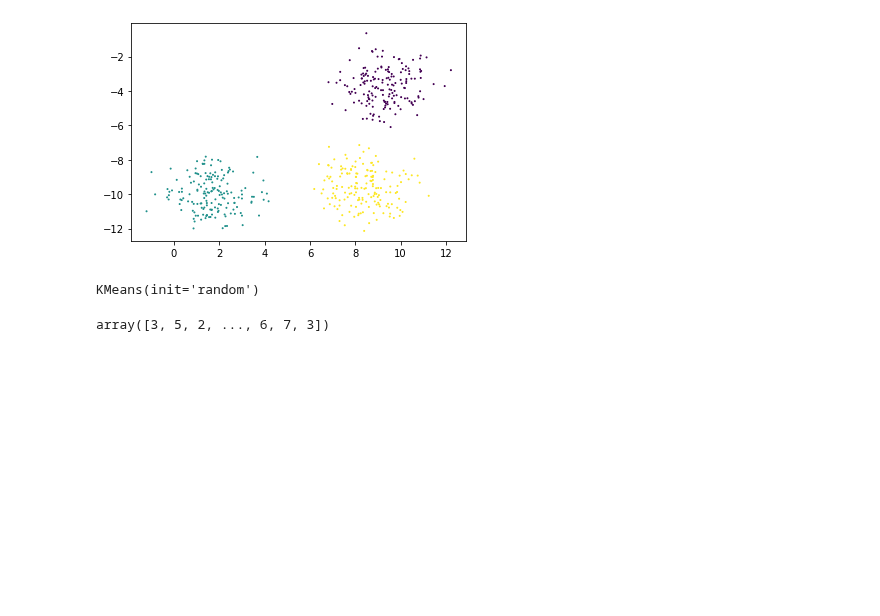
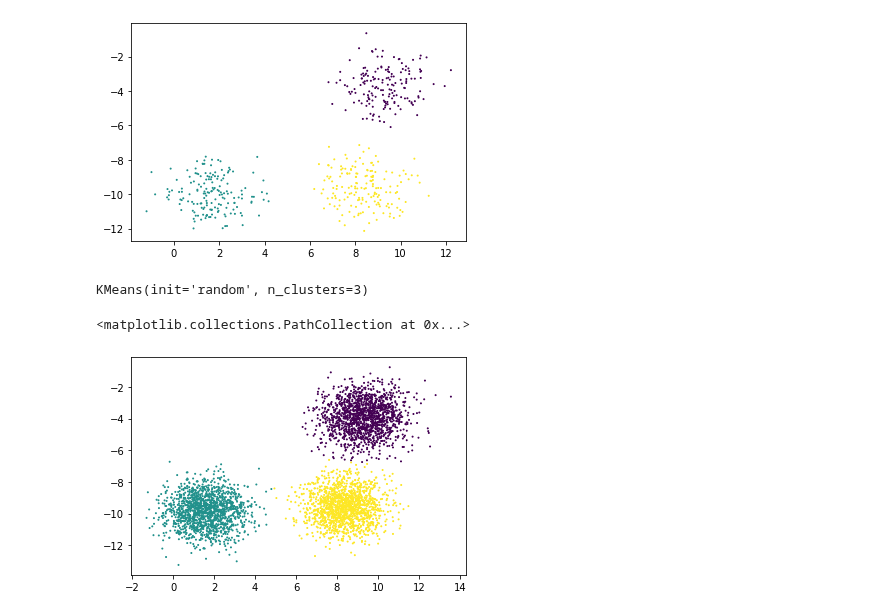
Before and after one commit to GalkaKG/Machine-Learning, a Jupyter notebook: 06.Clustering/Clustering.ipynb, the cells around one changed output. Cells and saved outputs as stored; diff of their text form; code cells hidden in the pictures; blank space fills up the shorter version.

```diff
--- a/06.Clustering/Clustering.ipynb
+++ b/06.Clustering/Clustering.ipynb
@@ -158,12 +158,15 @@ plt.show()
 # %% [output]
 [figure]
 # %%
-k_means = KMeans(init = "random")
+k_means = KMeans(n_clusters = 3, init = "random")
 # %%
 k_means.fit(attributes_train)
 # %% [output]
-KMeans(init='random')
+KMeans(init='random', n_clusters=3)
 # %%
-k_means.predict(attributes_train)
+train_predictions = k_means.predict(attributes_train)
-# %% [output]
-array([3, 5, 2, ..., 6, 7, 3])
+# %%
+plt.scatter(attributes_train[:, 0], attributes_train[:, 1], c = train_predictions, s = 1)
+# %% [output]
+<matplotlib.collections.PathCollection at 0x...>
+[figure, added]
```
Also changed, not shown: parts of 17 cells of this notebook, 1 other file.
